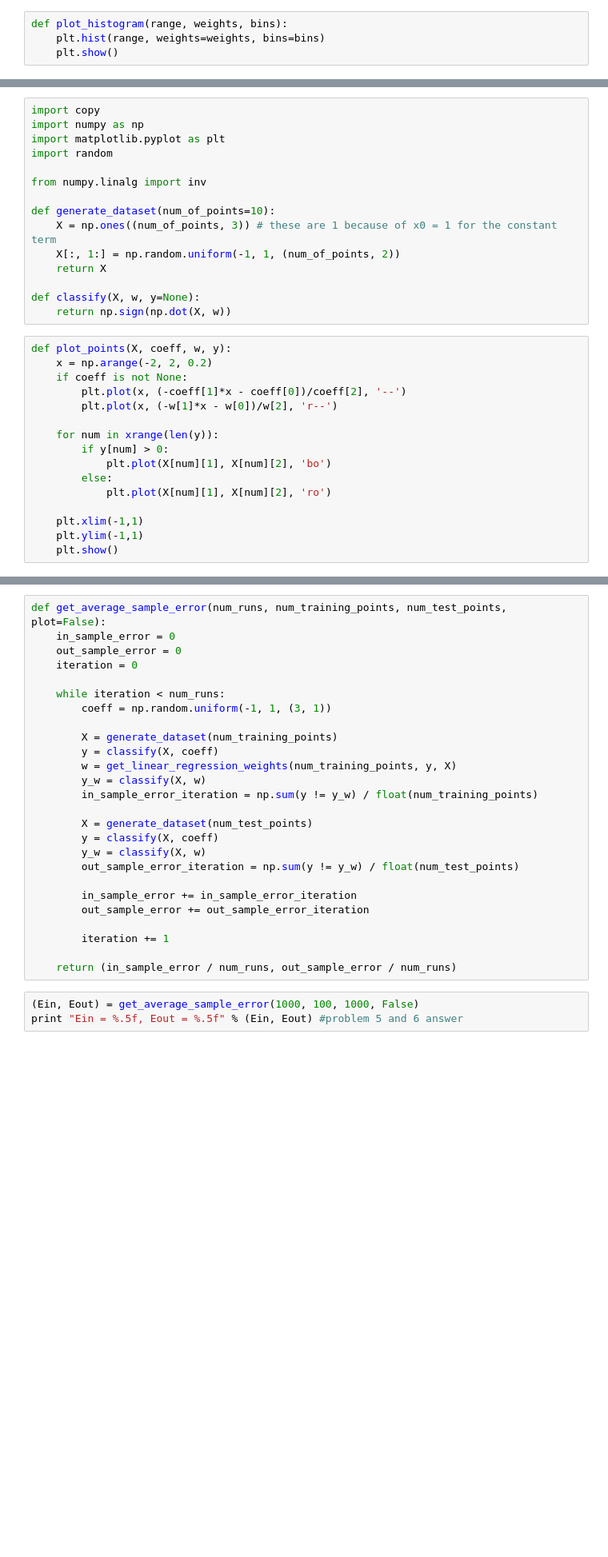
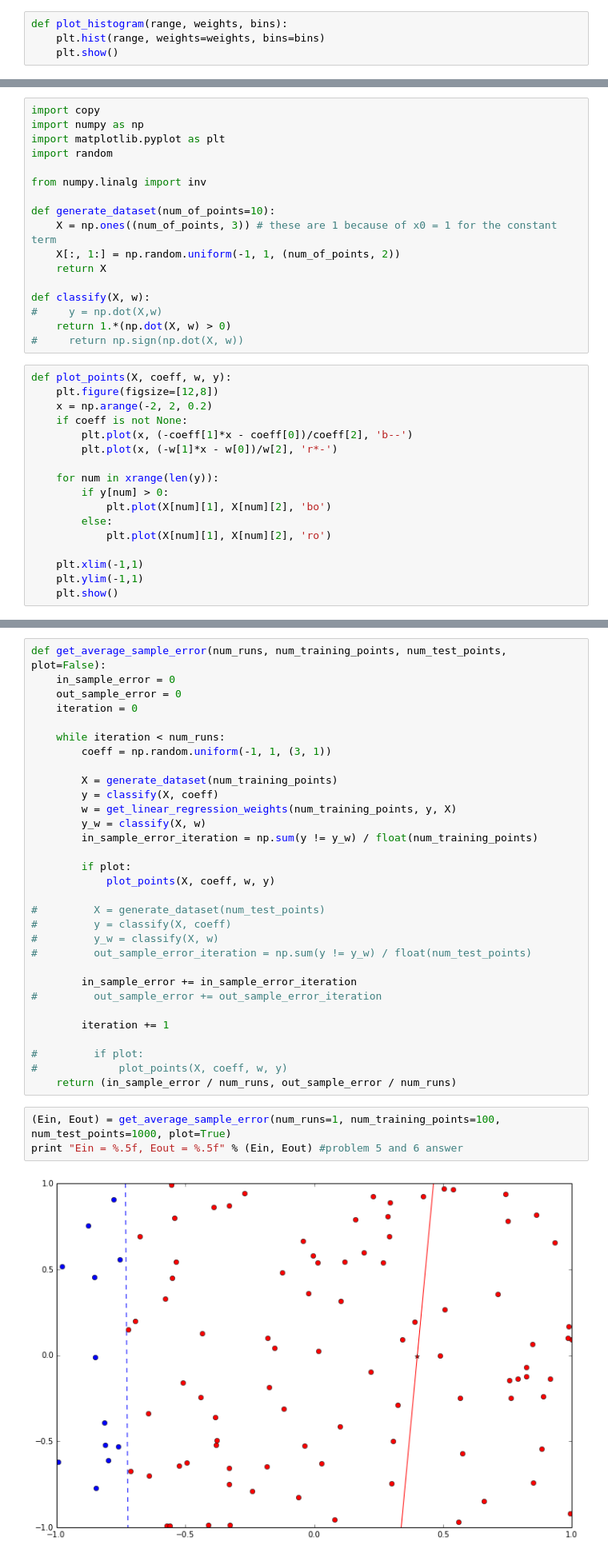
Before and after one commit to sjoelee/caltech_machine_learning, a Jupyter notebook: HW2/HW2.ipynb, the cells around one changed output, grey strips where cells are left out. Shown at 80% size. Drawn from its saved outputs; the diff is of its cells as text; blank space fills up the shorter version.

Commit message:
Modified and corrected solution to problem 1 and adjusted plot size

```diff
--- a/HW2/HW2.ipynb
+++ b/HW2/HW2.ipynb
@@ -73,14 +78,17 @@ def generate_dataset(num_of_points=10):
     X[:, 1:] = np.random.uniform(-1, 1, (num_of_points, 2))
     return X
 
-def classify(X, w, y=None):
-    return np.sign(np.dot(X, w))
+def classify(X, w):
+#     y = np.dot(X,w)
+    return 1.*(np.dot(X, w) > 0)
+#     return np.sign(np.dot(X, w))
 # %%
 def plot_points(X, coeff, w, y):
+    plt.figure(figsize=[12,8])
     x = np.arange(-2, 2, 0.2)
     if coeff is not None:
-        plt.plot(x, (-coeff[1]*x - coeff[0])/coeff[2], '--')
-        plt.plot(x, (-w[1]*x - w[0])/w[2], 'r--')
+        plt.plot(x, (-coeff[1]*x - coeff[0])/coeff[2], 'b--')
+        plt.plot(x, (-w[1]*x - w[0])/w[2], 'r*-')
 
     for num in xrange(len(y)):
         if y[num] > 0:
@@ -183,18 +191,24 @@ def get_average_sample_error(num_runs, num_training_points, num_test_points, plo
         y_w = classify(X, w)
         in_sample_error_iteration = np.sum(y != y_w) / float(num_training_points)
 
-        X = generate_dataset(num_test_points)
-        y = classify(X, coeff)
-        y_w = classify(X, w)
-        out_sample_error_iteration = np.sum(y != y_w) / float(num_test_points)
+        if plot:
+            plot_points(X, coeff, w, y)
+
+#         X = generate_dataset(num_test_points)
+#         y = classify(X, coeff)
+#         y_w = classify(X, w)
+#         out_sample_error_iteration = np.sum(y != y_w) / float(num_test_points)
 
         in_sample_error += in_sample_error_iteration
-        out_sample_error += out_sample_error_iteration
+#         out_sample_error += out_sample_error_iteration
 
         iteration += 1
 
+#         if plot:
+#             plot_points(X, coeff, w, y)
     return (in_sample_error / num_runs, out_sample_error / num_runs)
 # %%
-(Ein, Eout) = get_average_sample_error(1000, 100, 1000, False)
+(Ein, Eout) = get_average_sample_error(num_runs=1, num_training_points=100, num_test_points=1000, plot=True)
 print "Ein = %.5f, Eout = %.5f" % (Ein, Eout) #problem 5 and 6 answer
 # %% [output]
+[figure, added]
```
Also changed, not shown: parts of 10 cells of this notebook.
